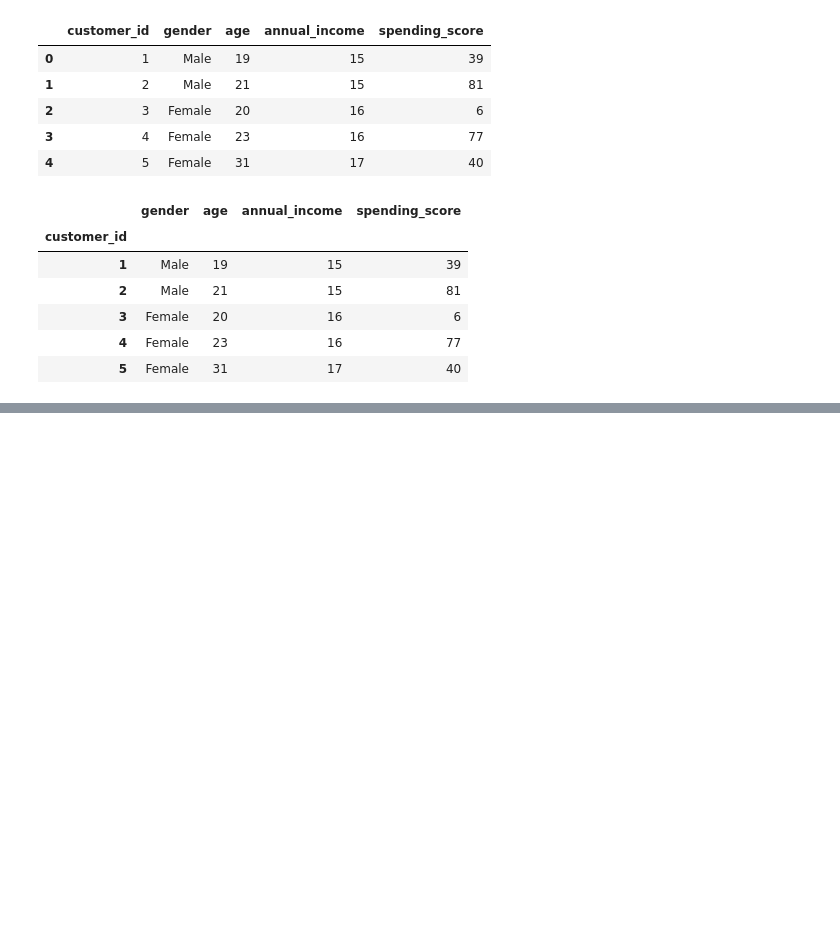
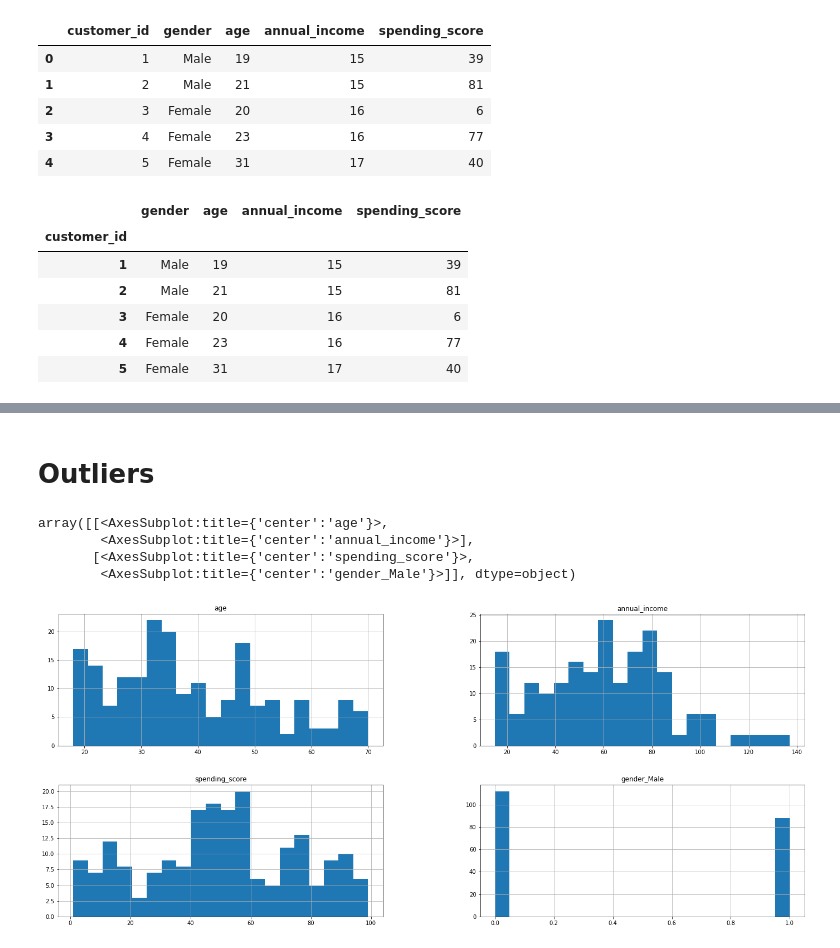
Before and after one commit to ljackson707/clustering-exercises, a Jupyter notebook: clustering_leason.ipynb, the cells around one changed output, grey strips where cells are left out. Cells and saved outputs as stored; diff of their text form; code cells hidden in the pictures; blank space fills up the shorter version.

```diff
--- a/clustering_leason.ipynb
+++ b/clustering_leason.ipynb
@@ -46,0 +103,7 @@ df.head()
+# %%
+df = prepare.data_prep(
+    df,
+    cols_to_remove=[],
+    prop_required_column=.6,
+    prop_required_row=.75
+)
@@ -46,0 +120,8 @@ df.head()
+# %%
+def make_dummies(df):
+    dummy_df = pd.get_dummies(df[["gender"]], drop_first=True)
+    df = pd.concat([df, dummy_df], axis=1)
+    df = df.drop(columns = ['gender'])
+    return df
+# %%
+df = make_dummies(df)
@@ -46,0 +138,10 @@ df.head()
+# %% [markdown]
+# Outliers
+# %%
+df.hist(figsize=(24, 10), bins=20)
+# %% [output]
+array([[<AxesSubplot:title={'center':'age'}>,
+        <AxesSubplot:title={'center':'annual_income'}>],
+       [<AxesSubplot:title={'center':'spending_score'}>,
+        <AxesSubplot:title={'center':'gender_Male'}>]], dtype=object)
+[figure, added]
```
Also changed, not shown: parts of 24 cells of this notebook.
